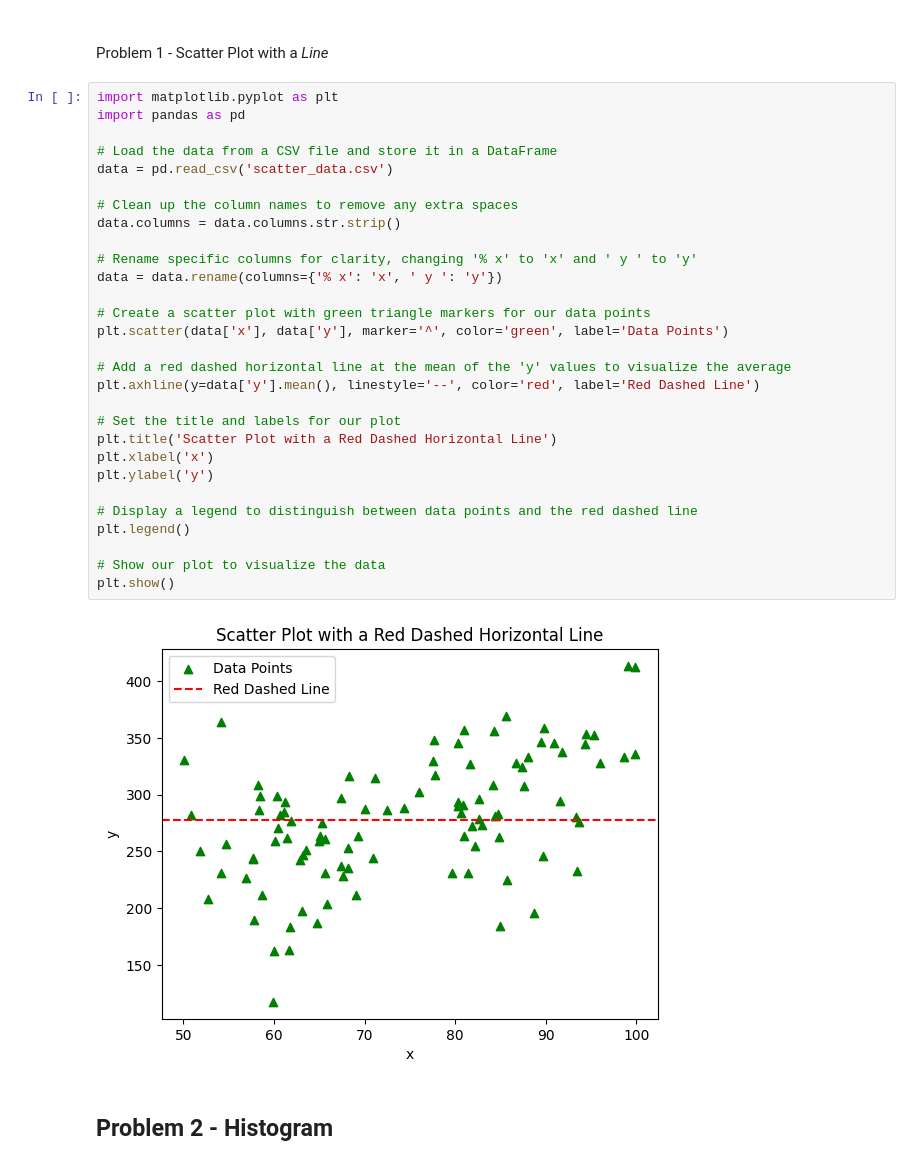
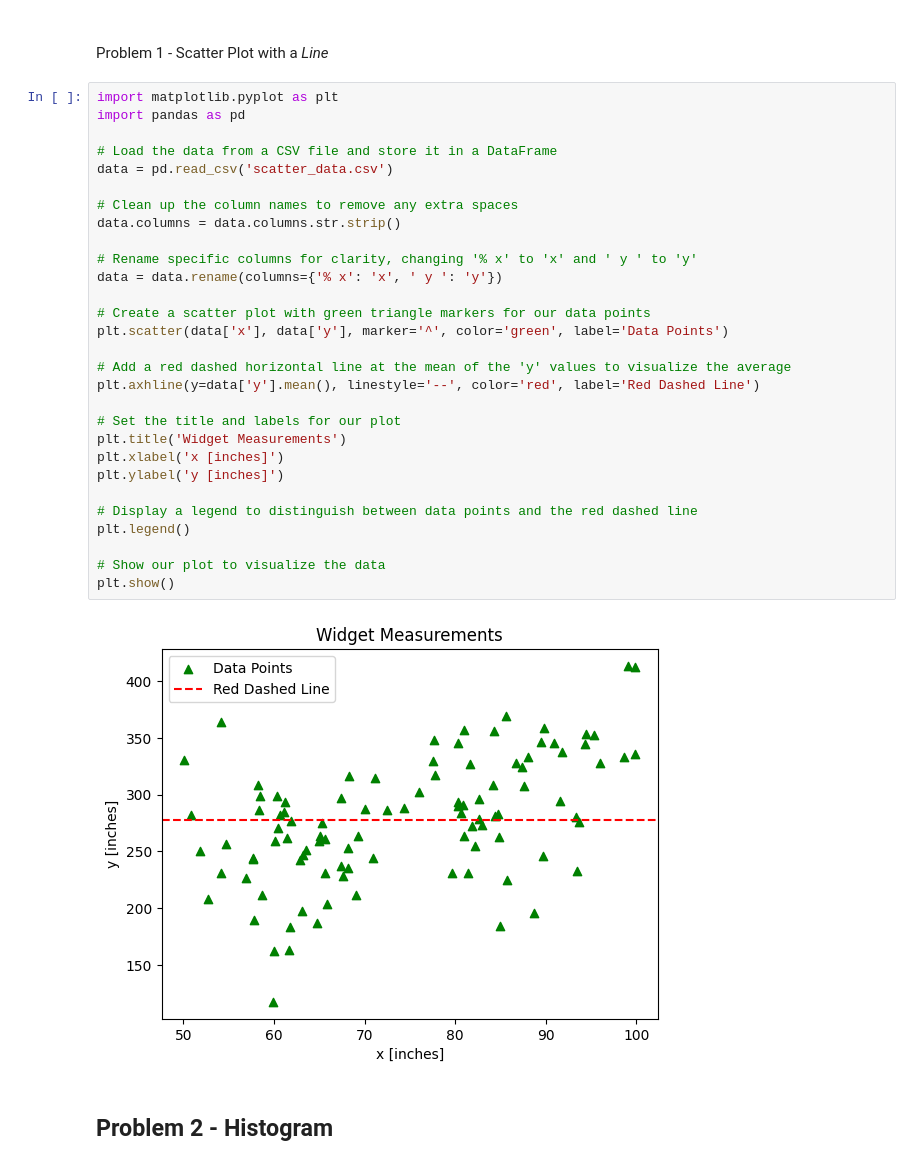
Before and after one commit to IE-555/homework4-madhukar-ub, a Jupyter notebook: mdoppala_hw4.ipynb, the cells around one changed output. Drawn from its saved outputs; the diff is of its cells as text.

```diff
--- a/mdoppala_hw4.ipynb
+++ b/mdoppala_hw4.ipynb
@@ -9,33 +9,33 @@
 # %%
 import matplotlib.pyplot as plt
 import pandas as pd
 
 # Load the data from a CSV file and store it in a DataFrame
 data = pd.read_csv('scatter_data.csv')
 
 # Clean up the column names to remove any extra spaces
 data.columns = data.columns.str.strip()
 
 # Rename specific columns for clarity, changing '% x' to 'x' and ' y ' to 'y'
 data = data.rename(columns={'% x': 'x', ' y ': 'y'})
 
 # Create a scatter plot with green triangle markers for our data points
 plt.scatter(data['x'], data['y'], marker='^', color='green', label='Data Points')
 
 # Add a red dashed horizontal line at the mean of the 'y' values to visualize the average
 plt.axhline(y=data['y'].mean(), linestyle='--', color='red', label='Red Dashed Line')
 
 # Set the title and labels for our plot
-plt.title('Scatter Plot with a Red Dashed Horizontal Line')
-plt.xlabel('x')
-plt.ylabel('y')
+plt.title('Widget Measurements')
+plt.xlabel('x [inches]')
+plt.ylabel('y [inches]')
 
 # Display a legend to distinguish between data points and the red dashed line
 plt.legend()
 
 # Show our plot to visualize the data
 plt.show()
 # %% [output]
-[figure, old version]
+[figure, new version]
 # %% [markdown]
 ## Problem 2 - Histogram
```
Also changed, not shown: parts of 7 cells of this notebook.
